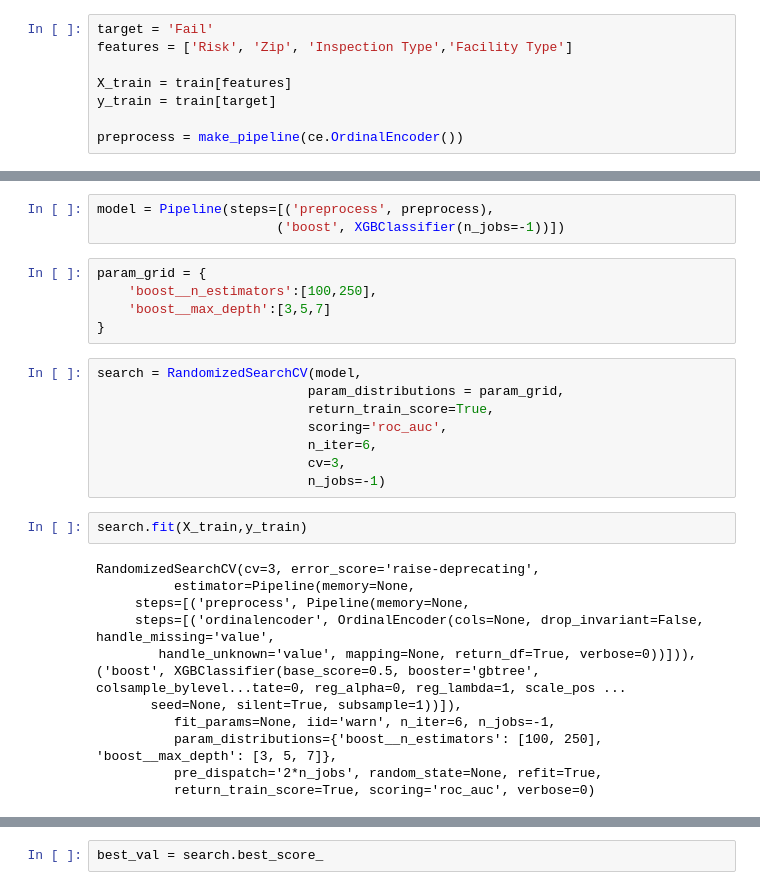
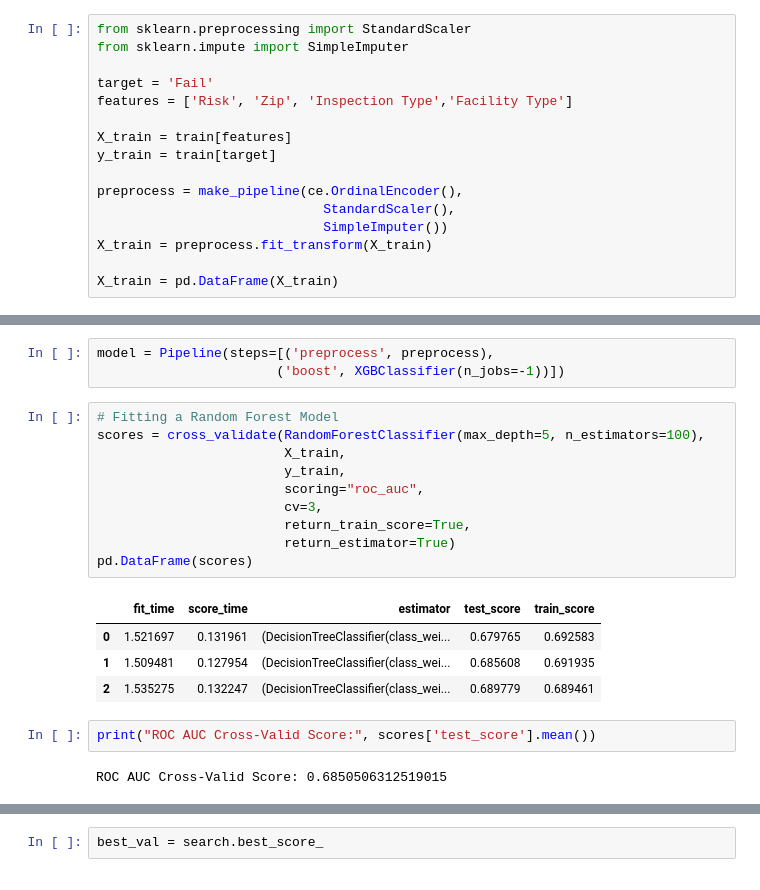
Before and after one commit to TheJoys2019/DS-Unit-2-Sprint-4-Practicing-Understanding, a Jupyter notebook: Artin_Sinani_DS_Unit_2_Sprint_Challenge_4_Practicing_Understanding.ipynb, the cells around one changed output, grey strips where cells are left out. Cells and saved outputs as stored; diff of their text form.

Commit message:
Part 2 Validation Changes To Meet Instructions

```diff
--- a/Artin_Sinani_DS_Unit_2_Sprint_Challenge_4_Practicing_Understanding.ipynb
+++ b/Artin_Sinani_DS_Unit_2_Sprint_Challenge_4_Practicing_Understanding.ipynb
@@ -152,11 +156,19 @@ import category_encoders as ce
 # %%
+from sklearn.preprocessing import StandardScaler
+from sklearn.impute import SimpleImputer
+
 target = 'Fail'
 features = ['Risk', 'Zip', 'Inspection Type','Facility Type']
 
 X_train = train[features]
 y_train = train[target]
 
-preprocess = make_pipeline(ce.OrdinalEncoder())
+preprocess = make_pipeline(ce.OrdinalEncoder(),
+                             StandardScaler(),
+                             SimpleImputer())
+X_train = preprocess.fit_transform(X_train)
+
+X_train = pd.DataFrame(X_train)
 # %% [markdown]
 
 ### Part 2: Modeling
@@ -169,29 +181,22 @@ _To earn a score of 3 for this part, get an ROC AUC test score >= 0.70 (without
 # %%
 model = Pipeline(steps=[('preprocess', preprocess),
                        ('boost', XGBClassifier(n_jobs=-1))])
-# %%
-param_grid = {
-    'boost__n_estimators':[100,250],
-    'boost__max_depth':[3,5,7]
-}
-# %%
-search = RandomizedSearchCV(model,
-                           param_distributions = param_grid,
-                           return_train_score=True,
-                           scoring='roc_auc',
-                           n_iter=6,
-                           cv=3,
-                           n_jobs=-1)
-# %%
-search.fit(X_train,y_train)
-# %% [output]
-RandomizedSearchCV(cv=3, error_score='raise-deprecating',
-          estimator=Pipeline(memory=None,
-     steps=[('preprocess', Pipeline(memory=None,
-     steps=[('ordinalencoder', OrdinalEncoder(cols=None, drop_invariant=False, handle_missing='value',
-        handle_unknown='value', mapping=None, return_df=True, verbose=0))])), ('boost', XGBClassifier(base_score=0.5, booster='gbtree', colsample_bylevel...tate=0, reg_alpha=0, reg_lambda=1, scale_pos ...
-       seed=None, silent=True, subsample=1))]),
-          fit_params=None, iid='warn', n_iter=6, n_jobs=-1,
-          param_distributions={'boost__n_estimators': [100, 250], 'boost__max_depth': [3, 5, 7]},
-          pre_dispatch='2*n_jobs', random_state=None, refit=True,
-          return_train_score=True, scoring='roc_auc', verbose=0)
+# %%
+# Fitting a Random Forest Model
+scores = cross_validate(RandomForestClassifier(max_depth=5, n_estimators=100),
+                        X_train,
+                        y_train,
+                        scoring="roc_auc",
+                        cv=3,
+                        return_train_score=True,
+                        return_estimator=True)
+pd.DataFrame(scores)
+# %% [output]
+|  | fit_time | score_time | estimator | test_score | train_score |
+| 0 | 1.521697 | 0.131961 | (DecisionTreeClassifier(class_wei... | 0.679765 | 0.692583 |
+| 1 | 1.509481 | 0.127954 | (DecisionTreeClassifier(class_wei... | 0.685608 | 0.691935 |
+| 2 | 1.535275 | 0.132247 | (DecisionTreeClassifier(class_wei... | 0.689779 | 0.689461 |
+# %%
+print("ROC AUC Cross-Valid Score:", scores['test_score'].mean())
+# %% [output]
+ROC AUC Cross-Valid Score: 0.6850506312519015
```
Also changed, not shown: parts of 12 cells of this notebook.
